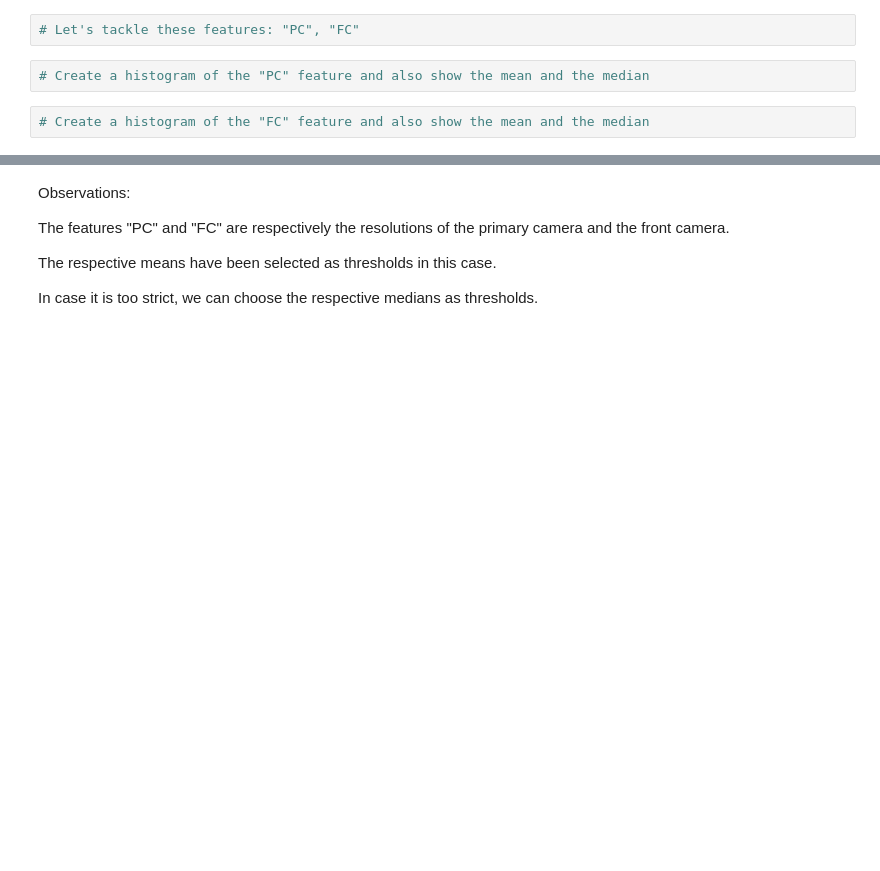
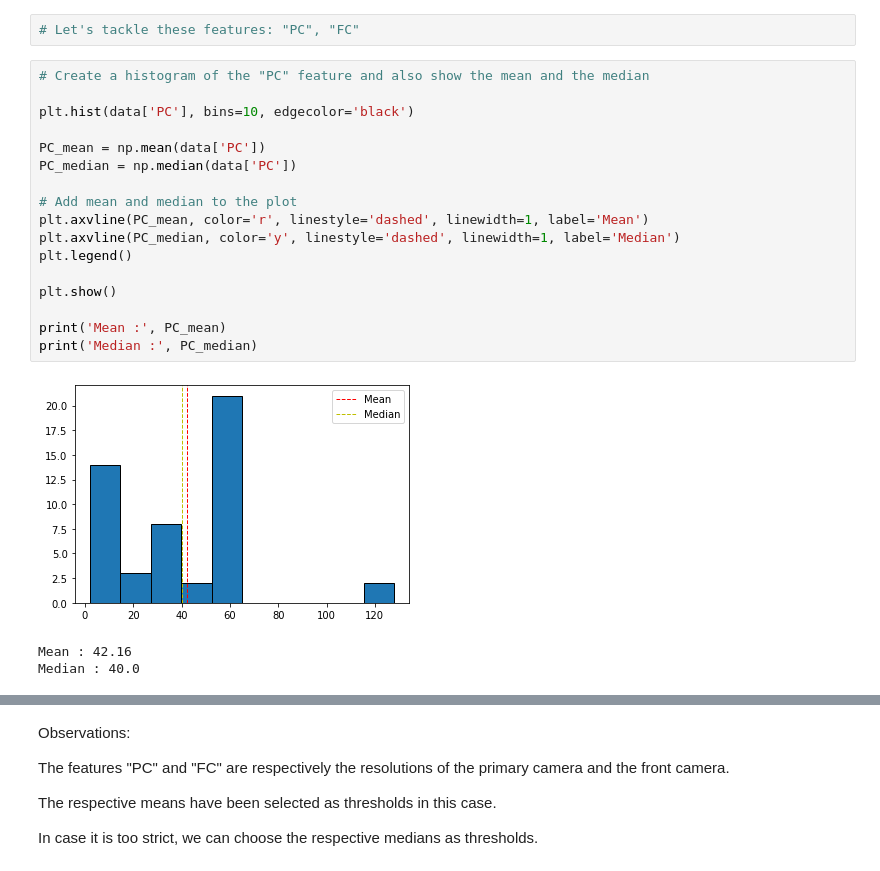
Before and after one commit to hari-r-v/TwiLearn, a Jupyter notebook: assignment/Day_22-Statistics_Assignment_Day_21.ipynb, the cells around one changed output, grey strips where cells are left out. Saved outputs shown, nothing was run; the diff lists cells and outputs as text; blank space fills up the shorter version.

```diff
--- a/assignment/Day_22-Statistics_Assignment_Day_21.ipynb
+++ b/assignment/Day_22-Statistics_Assignment_Day_21.ipynb
@@ -293,7 +318,24 @@ In case it is too strict, we can choose the mean or the median as a threshold.
 # Task 5 - Obtain the logical conditions for the features "PC" and "FC"
 # %%
 # Let's tackle these features: "PC", "FC"
-# %%
-# Create a histogram of the "PC" feature and also show the mean and the median
-# %%
-# Create a histogram of the "FC" feature and also show the mean and the median
+# %%
+# Create a histogram of the "PC" feature and also show the mean and the median
+
+plt.hist(data['PC'], bins=10, edgecolor='black')
+
+PC_mean = np.mean(data['PC'])
+PC_median = np.median(data['PC'])
+
+# Add mean and median to the plot
+plt.axvline(PC_mean, color='r', linestyle='dashed', linewidth=1, label='Mean')
+plt.axvline(PC_median, color='y', linestyle='dashed', linewidth=1, label='Median')
+plt.legend()
+
+plt.show()
+
+print('Mean :', PC_mean)
+print('Median :', PC_median)
+# %% [output]
+[figure, added]
+Mean : 42.16
+Median : 40.0
```
Also changed, not shown: parts of 33 cells of this notebook.
